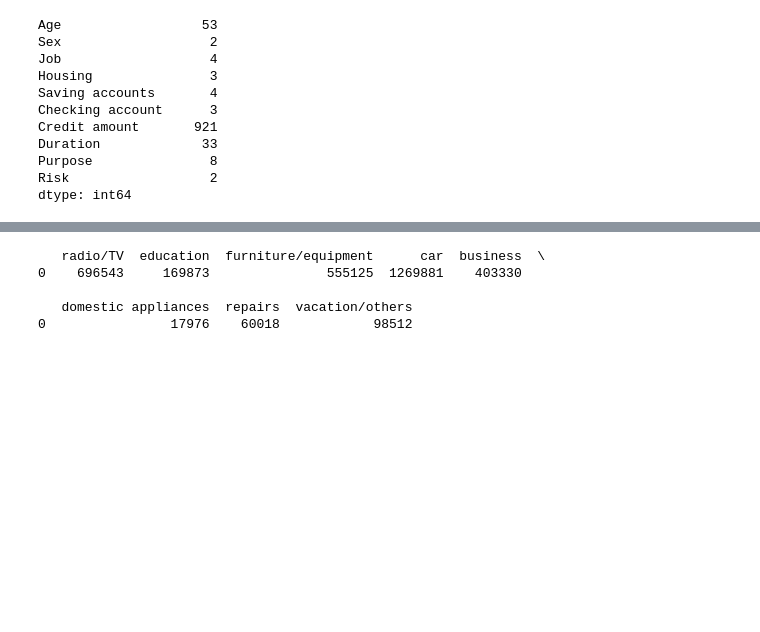
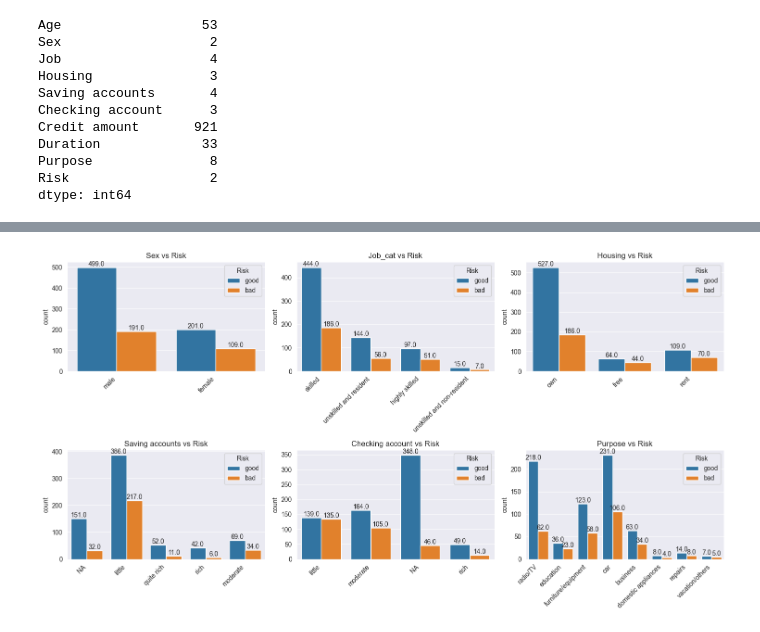
Before and after one commit to AminRane/German-Credit-Risk-Analysis, a Jupyter notebook: German-Credit-Risk.ipynb, the cells around one changed output, grey strips where cells are left out. Drawn from its saved outputs; the diff is of its cells as text; code cells hidden in the pictures; blank space fills up the shorter version.

```diff
--- a/German-Credit-Risk.ipynb
+++ b/German-Credit-Risk.ipynb
@@ -101,20 +94,32 @@ plt.show()
 # %%
 # Categorical Variables
 categorical_cols = ['Sex', 'Job_cat', 'Housing', 'Saving accounts', 'Checking account', 'Purpose']
 
 # Plot bar plots for categorical variables
-for col in categorical_cols:
-    fig = exp.histogram(df, x=col, text_auto = True,
-            title=f"count plot of {col}")
-    fig.show()
-    # ax = sb.countplot(df, x = df[col])
-    # for p in ax.patches:
-    #     ax.annotate(f'{p.get_height()}', (p.get_x() + p.get_width() / 2., p.get_height()),
-    #                 ha='center', va='center', xytext=(0, 5), textcoords='offset points')
-    # plt.xticks(rotation=45)
-    # plt.tight_layout()
-    # plt.show()
+rows = np.ceil(len(categorical_cols) / 3).astype(int)
+fig, axes = plt.subplots(nrows=rows, ncols=3, figsize=(15, 4*rows))
+axes = axes.flatten()
+
+for i in range(len(categorical_cols)):
+    ax = sb.countplot(data=df, x=df[categorical_cols[i]], hue='Risk', ax=axes[i])
+    ax.set_title(f'{categorical_cols[i]} vs Risk')
+    ax.set_xticklabels(ax.get_xticklabels(), rotation=45, ha='right')  # Tilt labels
+    ax.set_xlabel('')
+
+    for p in ax.patches:
+        if p.get_height() != 0:  # Exclude annotations for bars with height 0
+            ax.annotate(f'{p.get_height()}', (p.get_x() + p.get_width() / 2., p.get_height()),
+                        ha='center', va='center', xytext=(0, 5), textcoords='offset points')
+
+# Adjust layout for better spacing
+plt.tight_layout()
+
+# Show the plots
+plt.show()
+# %% [output]
+[figure, added]
 # %%
+# radar plot for understanding the distribution of loan for each purpose
 radio_tv = np.sum(data['Credit amount'].loc[data['Purpose'] == 'radio/TV'].values)
 education = np.sum(data['Credit amount'].loc[data['Purpose'] == 'education'].values)
 furniture = np.sum(data['Credit amount'].loc[data['Purpose'] == 'furniture/equipment'].values)
@@ -123,40 +128,3 @@ business = np.sum(data['Credit amount'].loc[data['Purpose'] == 'business'].value
 domestic_app = np.sum(data['Credit amount'].loc[data['Purpose'] == 'domestic appliances'].values)
 repairs = np.sum(data['Credit amount'].loc[data['Purpose'] == 'repairs'].values)
 vacation_others = np.sum(data['Credit amount'].loc[data['Purpose'] == 'vacation/others'].values)
-
-data_purposes = pd.DataFrame(data=[[radio_tv, education, furniture, car, business, domestic_app, repairs, vacation_others]],
-                          columns=data["Purpose"].unique())
-
-print(data_purposes)
-
-df2 = [
-    go.Scatterpolar(
-        r = [radio_tv, education, furniture,car, business, domestic_app, repairs, vacation_others],
-        theta = data['Purpose'].unique().tolist(),
-        line = dict(
-            color = "#ccff50"
-        ),
-        mode = 'lines+markers',
-        fill='toself',
-        marker = dict(
-            color = '#8010c7',
-            symbol='square',
-            size=6
-        )
-    )
-]
-
-layout = go.Layout(
-    showlegend = False,
-    title= "Credit Distribution by Purpose",
-    paper_bgcolor = "rgb(245, 255, 245)"
-)
-
-fig = dict(data=df2, layout=layout)
-iplot(fig, filename = 'polar/basic')
-# %% [output]
-   radio/TV  education  furniture/equipment      car  business  \
-0    696543     169873               555125  1269881    403330
-
-   domestic appliances  repairs  vacation/others
-0                17976    60018            98512
```
Also changed, not shown: parts of 46 cells of this notebook, 1 other file.
